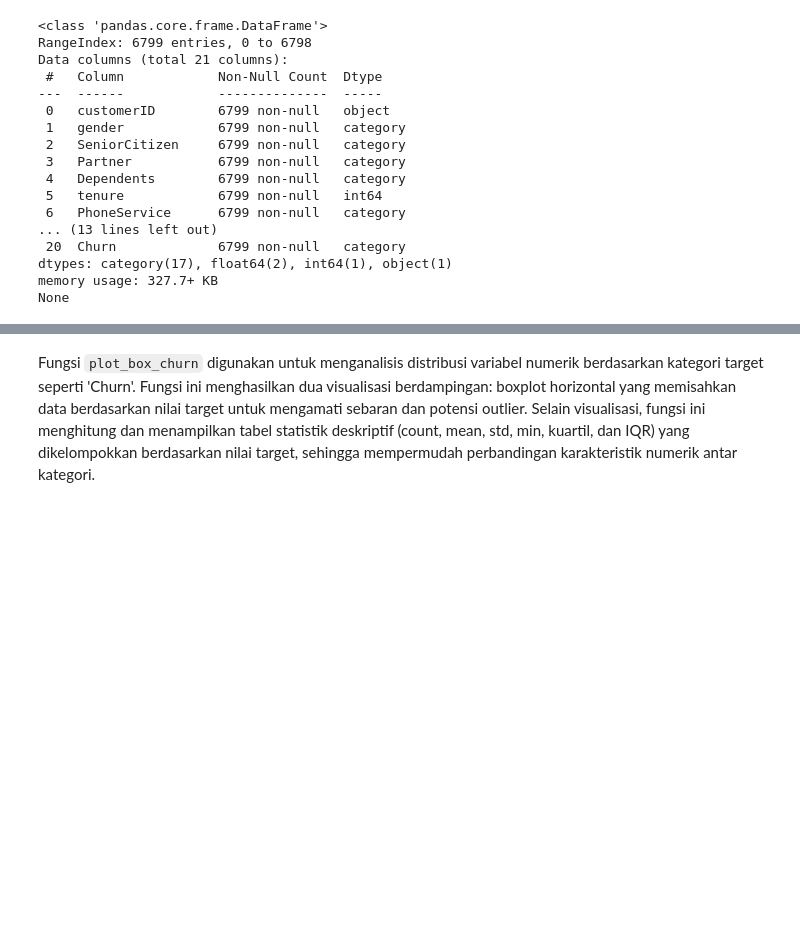
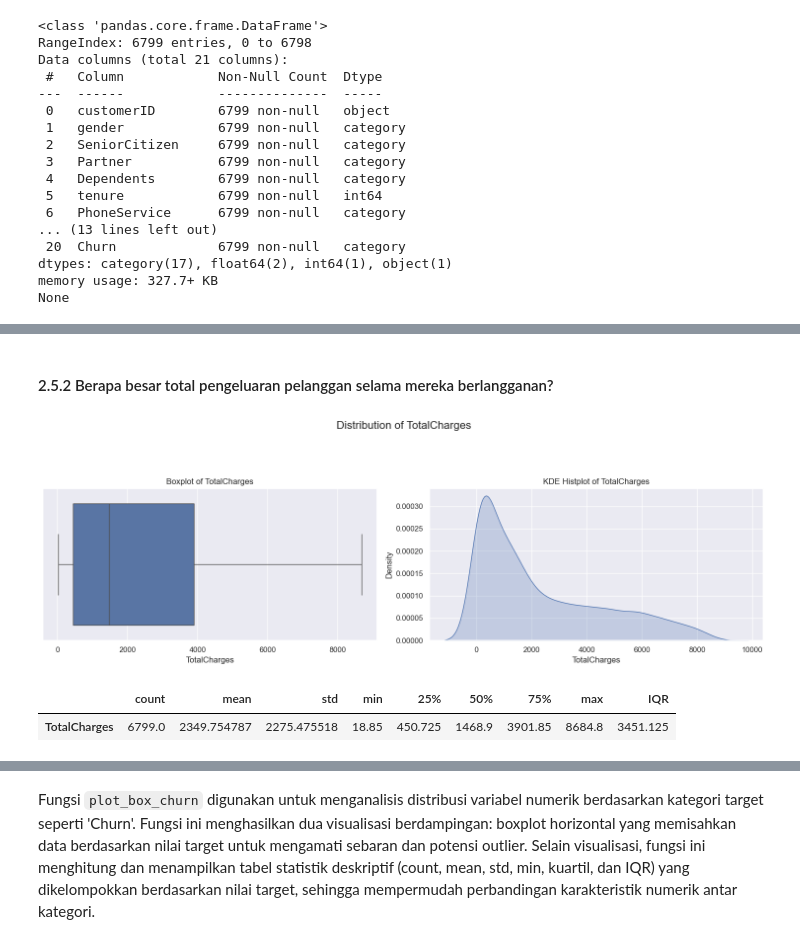
Before and after one commit to hansdarmawann/AlphaGroup_JC_DS_FT_BSD_26_FinalProject, a Jupyter notebook: Notebook/Section 2.ipynb, the cells around one changed output, grey strips where cells are left out. Saved outputs shown, nothing was run; the diff lists cells and outputs as text; code cells hidden in the pictures; blank space fills up the shorter version.

```diff
--- a/Notebook/Section 2.ipynb
+++ b/Notebook/Section 2.ipynb
@@ -329,0 +409,8 @@ Untuk menyederhanakan analisis sekaligus mengefisienkan penggunaan memori, sebag
+# %% [markdown]
+#### 2.5.2 Berapa besar total pengeluaran pelanggan selama mereka berlangganan?
+# %%
+plot_box_and_kde(df, 'TotalCharges')
+# %% [output]
+[figure, added]
+|  | count | mean | std | min | 25% | 50% | 75% | max | IQR |
+| TotalCharges | 6799.0 | 2349.754787 | 2275.475518 | 18.85 | 450.725 | 1468.9 | 3901.85 | 8684.8 | 3451.125 |
```
Also changed, not shown: parts of 97 cells of this notebook.
